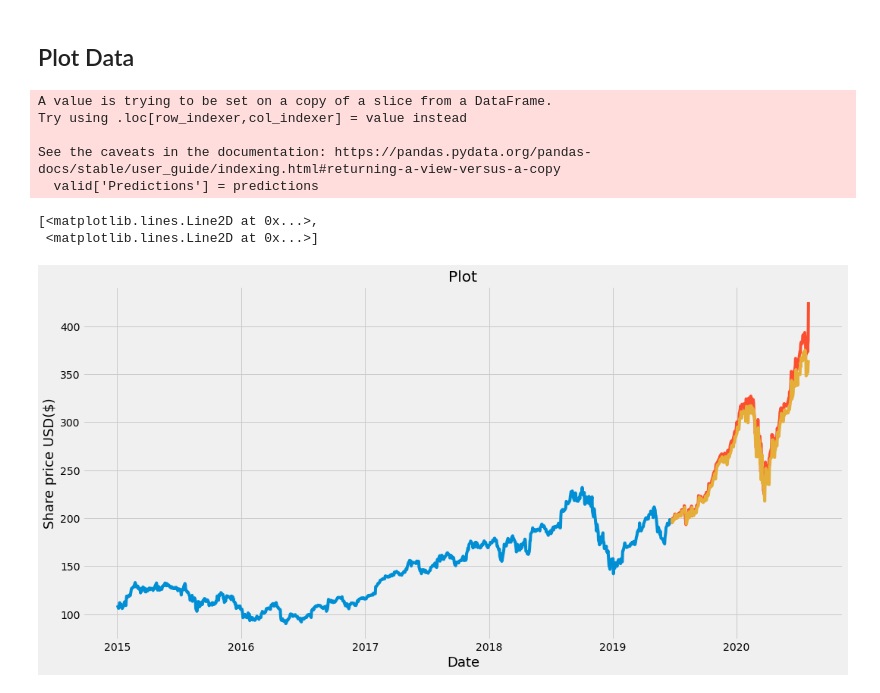
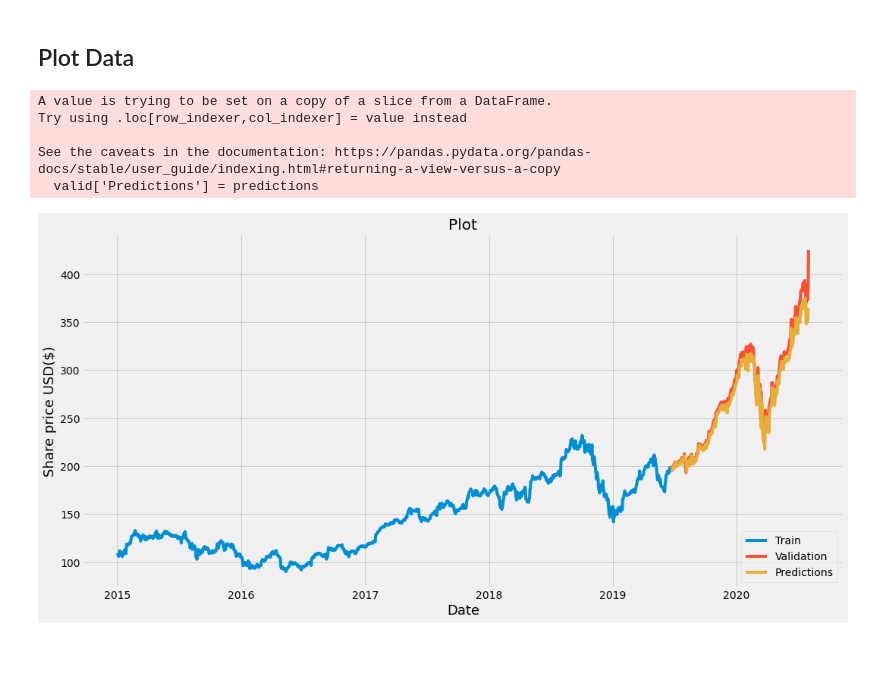
Before and after one commit to TebogoNkomondo/StockM, a Jupyter notebook: StockM.ipynb, the cells around one changed output. Cells and saved outputs as stored; diff of their text form; code cells hidden in the pictures; blank space fills up the shorter version.

Commit message:
displaying close values and predictions

```diff
--- a/StockM.ipynb
+++ b/StockM.ipynb
@@ -474,23 +474,22 @@ rmse
 # %%
 train = data[:training_data_len]
 valid = data[training_data_len:]
 valid['Predictions'] = predictions
 
 ## plot
 
 plt.figure(figsize=(16,8))
 plt.title('Plot')
 plt.xlabel('Date', fontsize=18)
 plt.ylabel('Share price USD($)', fontsize=18)
 plt.plot(train['Close'])
 plt.plot(valid[['Close', 'Predictions']])
-plt.legeng(['Train','V'])
+plt.legend(['Train','Validation','Predictions'], loc='lower right')
+plt.show()
 # %% [output]
 A value is trying to be set on a copy of a slice from a DataFrame.
 Try using .loc[row_indexer,col_indexer] = value instead
 
 See the caveats in the documentation: https://pandas.pydata.org/pandas-docs/stable/user_guide/indexing.html#returning-a-view-versus-a-copy
   valid['Predictions'] = predictions
-[<matplotlib.lines.Line2D at 0x...>,
- <matplotlib.lines.Line2D at 0x...>]
-[figure, old version]
+[figure, new version]
```
